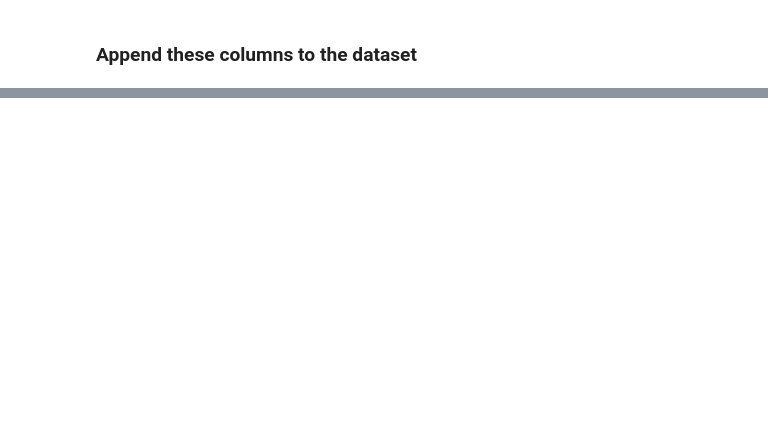
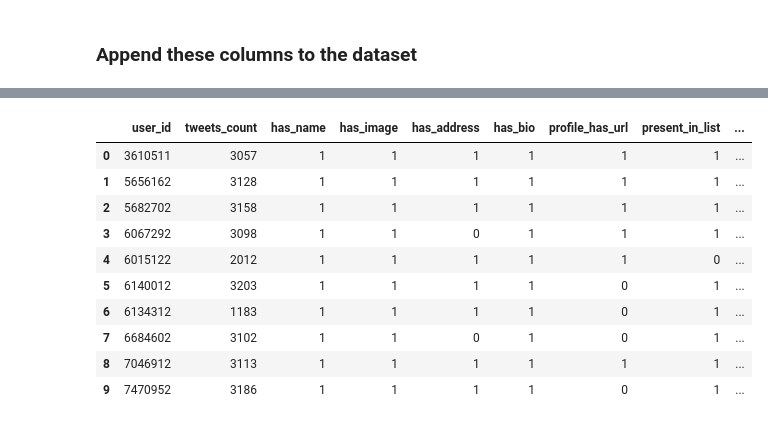
Before and after one commit to shrinidhi99/data-mining-project, a Jupyter notebook: classifier-2.ipynb, the cells around one changed output, grey strips where cells are left out. Cells and saved outputs as stored; diff of their text form; code cells hidden in the pictures; blank space fills up the shorter version.

```diff
--- a/classifier-2.ipynb
+++ b/classifier-2.ipynb
@@ -100,5 +120,5 @@ df2.to_csv('dataset-total.csv')
 # %% [markdown]
 ### Creating columns for class C attributes
 # %%
-df2['mean_followers'] = [0] * len(id_list)
-df2['mean_friends'] = [0] * len(id_list)
+df_all['mean_followers'] = [0] * len(user_id_list)
+df_all['mean_friends'] = [0] * len(user_id_list)
@@ -117,12 +188,2 @@ for ind in df2.index:
 # %% [markdown]
 ### Append these columns to the dataset
-# %%
-mean_followers_list = df2['mean_followers'].to_list()
-mean_friends_list = df2['mean_friends'].to_list()
-mean_tweets_list = df2['mean_tweets'].to_list()
-
-df['mean_followers'] = mean_followers_list
-df['mean_friends'] = mean_friends_list
-df['mean_tweets'] = mean_tweets_list
-
-df.to_csv('dataset-2.csv')
@@ -128,0 +194,24 @@ df.to_csv('dataset-2.csv')
+# %%
+# mean_followers_list = df_all['mean_followers'].to_list()
+# mean_friends_list = df_all['mean_friends'].to_list()
+
+# df['mean_followers'] = mean_followers_list
+# df['mean_friends'] = mean_friends_list
+
+# df.to_csv('dataset-2.csv')
+
+mean_followers_list = [0] * len(id_list)
+mean_friends_list = [0] * len(id_list)
+
+k = 0
+
+for u in id_list:
+    if k % 100 == 0:
+        print(u)
+
+    account_ind = df_all.user_id[df_all.user_id == u].index
+    mean_follower = df_all['mean_followers'][account_ind]
+    mean_friend = df_all['mean_friends'][account_ind]
+    mean_followers_list[k] = mean_follower.item()
+    mean_friends_list[k] = mean_friend.item()
+    k += 1
@@ -128,0 +245,16 @@ df.to_csv('dataset-2.csv')
+# %%
+df['mean_followers_count'] = mean_followers_list
+# %%
+df.head(10)
+# %% [output]
+|  | user_id | tweets_count | has_name | has_image | has_address | has_bio | profile_has_url | present_in_list | ... |
+| 0 | 3610511 | 3057 | 1 | 1 | 1 | 1 | 1 | 1 | ... |
+| 1 | 5656162 | 3128 | 1 | 1 | 1 | 1 | 1 | 1 | ... |
+| 2 | 5682702 | 3158 | 1 | 1 | 1 | 1 | 1 | 1 | ... |
+| 3 | 6067292 | 3098 | 1 | 1 | 0 | 1 | 1 | 1 | ... |
+| 4 | 6015122 | 2012 | 1 | 1 | 1 | 1 | 1 | 0 | ... |
+| 5 | 6140012 | 3203 | 1 | 1 | 1 | 1 | 0 | 1 | ... |
+| 6 | 6134312 | 1183 | 1 | 1 | 1 | 1 | 0 | 1 | ... |
+| 7 | 6684602 | 3102 | 1 | 1 | 0 | 1 | 0 | 1 | ... |
+| 8 | 7046912 | 3113 | 1 | 1 | 1 | 1 | 1 | 1 | ... |
+| 9 | 7470952 | 3186 | 1 | 1 | 1 | 1 | 0 | 1 | ... |
```
Also changed, not shown: parts of 22 cells of this notebook, 1 other file.
